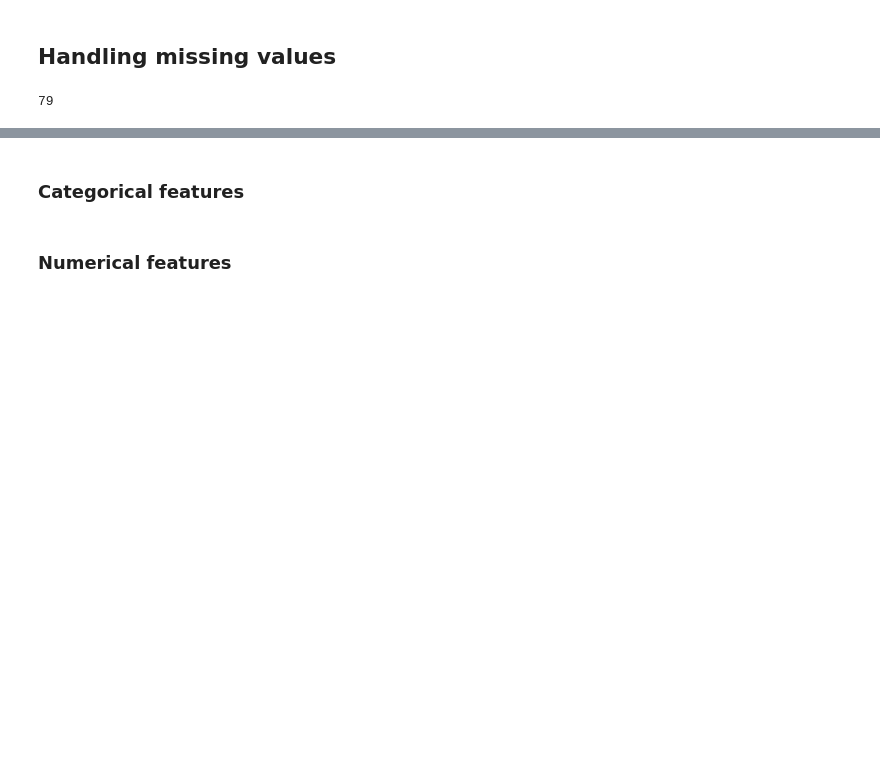
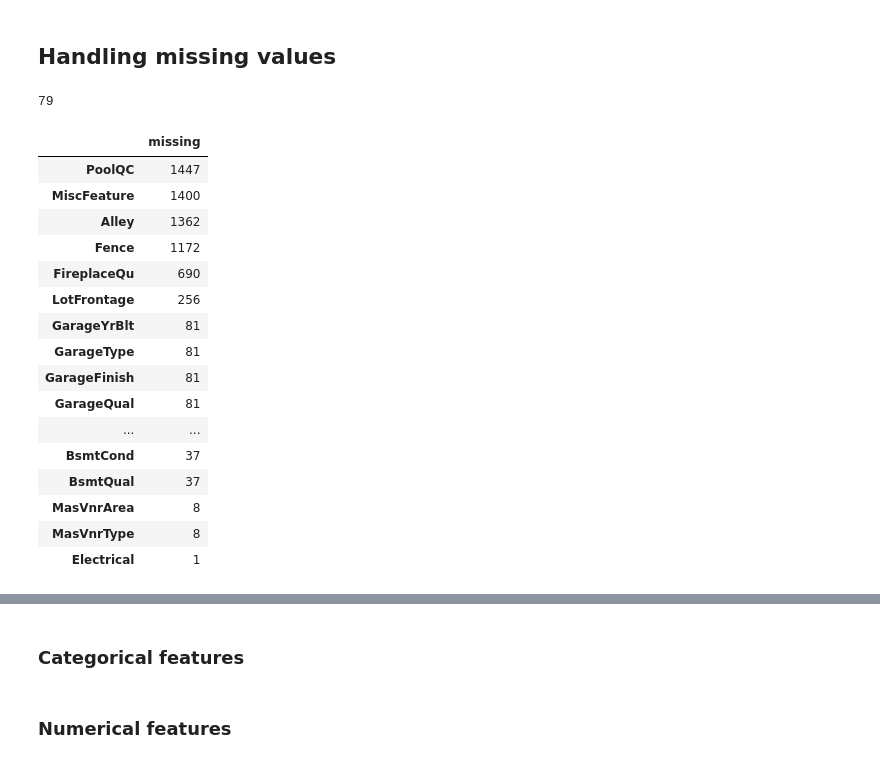
Before and after one commit to someoneorlov/kaggle_house_prices, a Jupyter notebook: 02_house_prices_feature_engineering.ipynb, the cells around one changed output, grey strips where cells are left out. Cells and saved outputs as stored; diff of their text form; code cells hidden in the pictures; blank space fills up the shorter version.

Commit message:
Detailed handling missing values

```diff
--- a/02_house_prices_feature_engineering.ipynb
+++ b/02_house_prices_feature_engineering.ipynb
@@ -180,3 +180,27 @@ categorical_columsns = X_train.select_dtypes(include=[np.object]).columns
 numerical_columns.size + categorical_columsns.size
 # %% [output]
 79
+# %%
+train_null = pd.DataFrame(X_train.isnull().sum()[X_train.isnull().sum() > 0].
+                          sort_values(ascending=False),
+                          columns = ['missing'])
+
+train_null
+# %% [output]
+|  | missing |
+| PoolQC | 1447 |
+| MiscFeature | 1400 |
+| Alley | 1362 |
+| Fence | 1172 |
+| FireplaceQu | 690 |
+| LotFrontage | 256 |
+| GarageYrBlt | 81 |
+| GarageType | 81 |
+| GarageFinish | 81 |
+| GarageQual | 81 |
+| ... | ... |
+| BsmtCond | 37 |
+| BsmtQual | 37 |
+| MasVnrArea | 8 |
+| MasVnrType | 8 |
+| Electrical | 1 |
```
Also changed, not shown: parts of 26 cells of this notebook.
